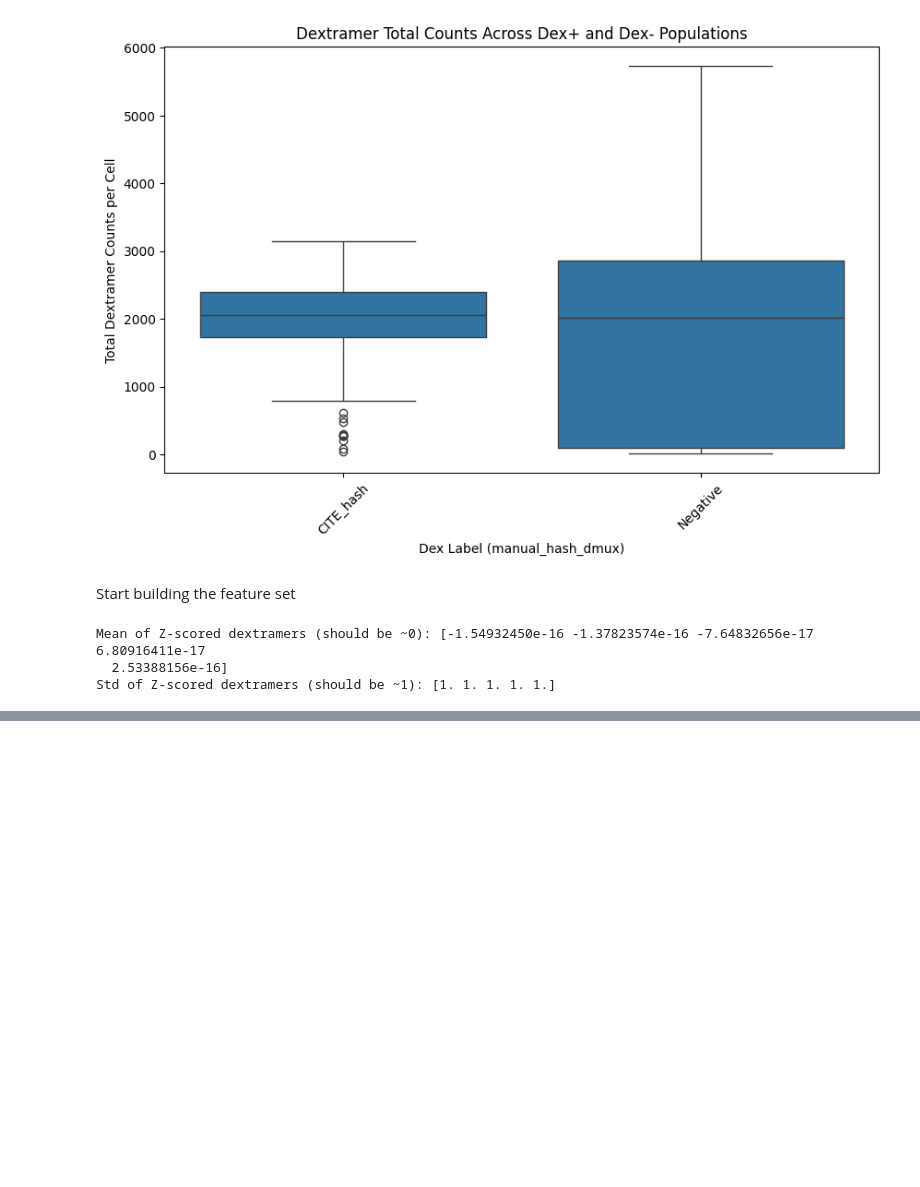
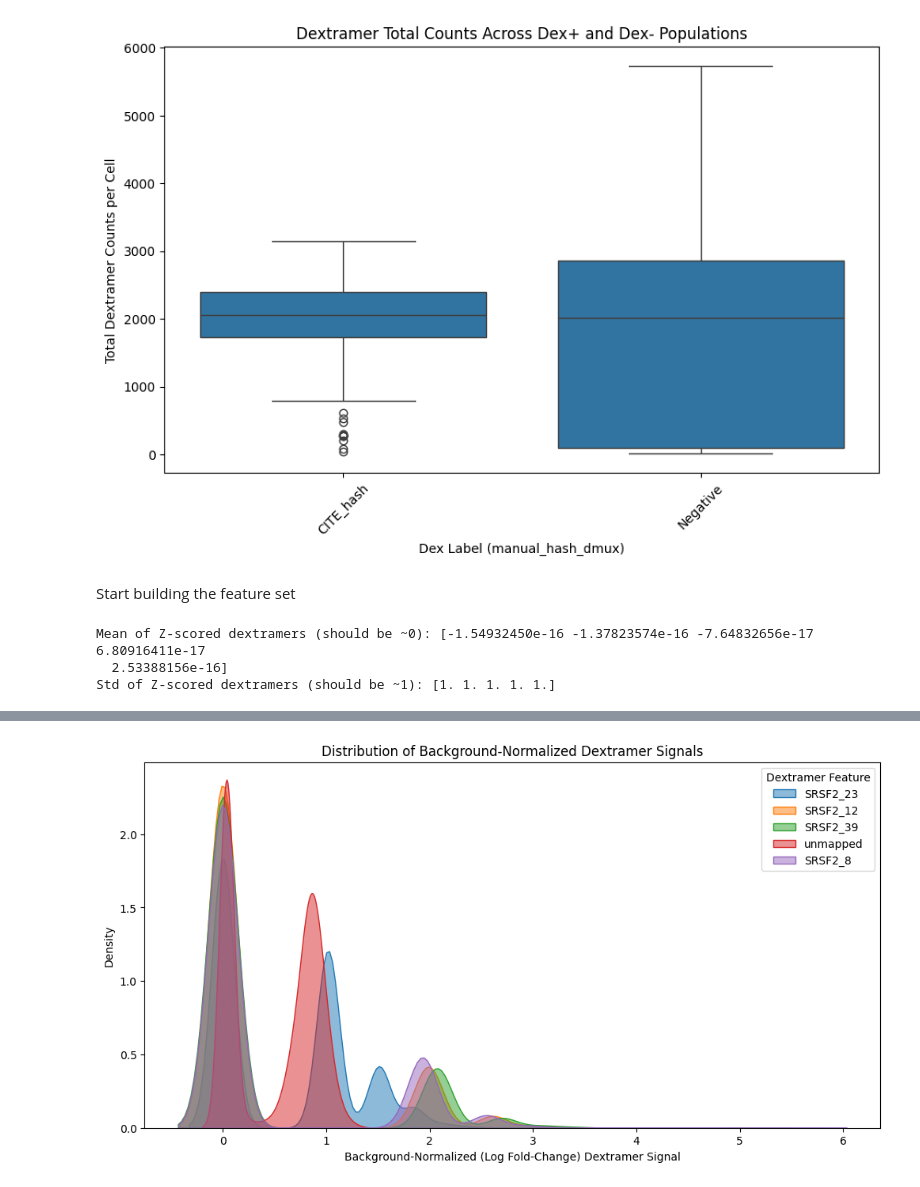
Before and after one commit to ecrosse01/neoantigen_ML, a Jupyter notebook: pipeline_dev.ipynb, the cells around one changed output, grey strips where cells are left out. Drawn from its saved outputs; the diff is of its cells as text; code cells hidden in the pictures; blank space fills up the shorter version.

```diff
--- a/pipeline_dev.ipynb
+++ b/pipeline_dev.ipynb
@@ -356,0 +417,21 @@ dex_matrix
+# %%
+# Select a few dextramers to visualize (randomly choosing 5 for now)
+num_features = adata.obsm["Dextramer_norm"].shape[1]
+selected_dextramers = np.random.choice(num_features, size=5, replace=False)
+
+# Convert the selected dextramers into a DataFrame for easier plotting
+dex_norm_df = pd.DataFrame(adata.obsm["Dextramer_norm"][:, selected_dextramers],
+                           columns=[adata.uns["Dextramer_features"][i] for i in selected_dextramers])
+
+# Plot the density distribution of the selected dextramer signals
+plt.figure(figsize=(12, 6))
+for col in dex_norm_df.columns:
+    sns.kdeplot(dex_norm_df[col], label=col, fill=True, alpha=0.5)
+
+plt.xlabel("Background-Normalized (Log Fold-Change) Dextramer Signal")
+plt.ylabel("Density")
+plt.title("Distribution of Background-Normalized Dextramer Signals")
+plt.legend(title="Dextramer Feature")
+plt.show()
+# %% [output]
+[figure, added]
```
Also changed, not shown: parts of 6 cells of this notebook.
